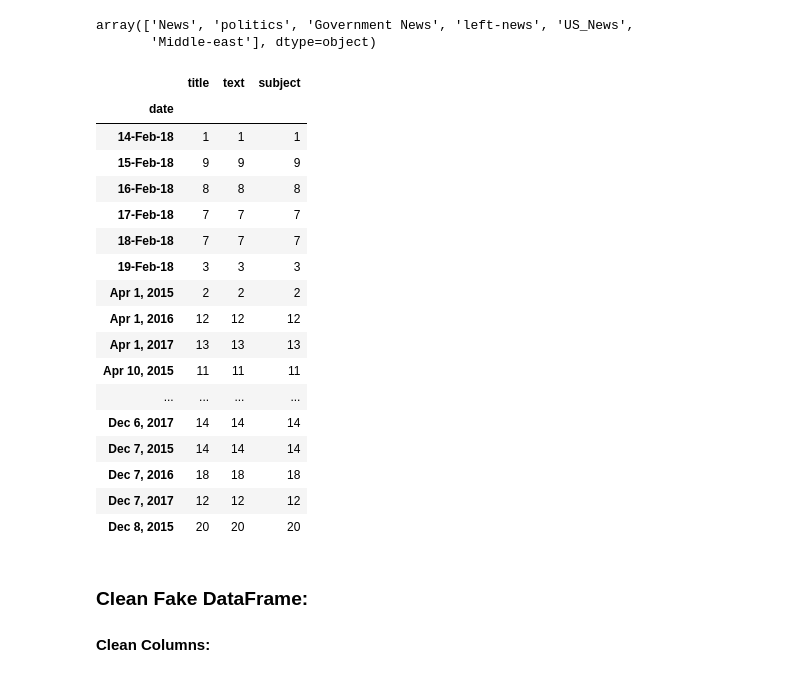
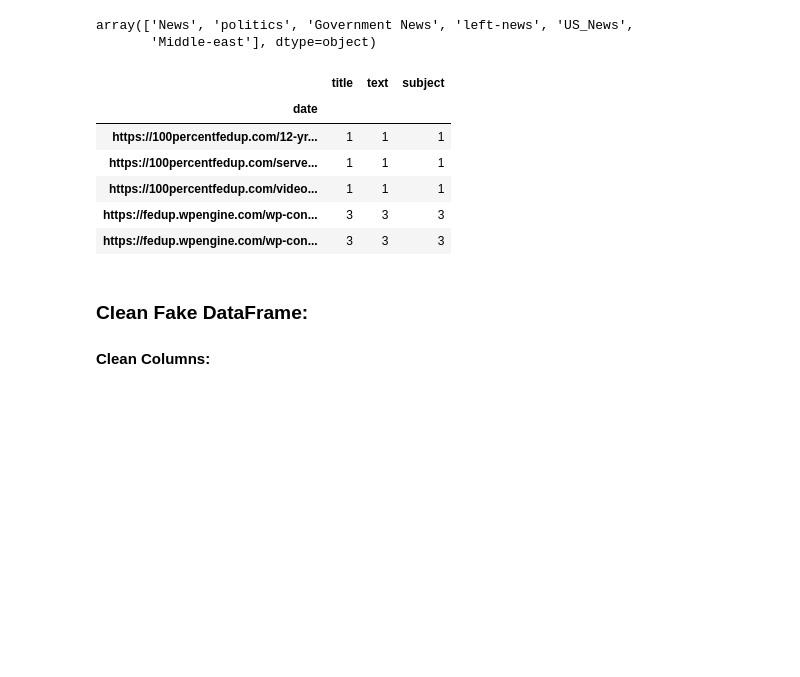
Before and after one commit to ssatti0/Fake-and-Real-News, a Jupyter notebook: Capstone 2_Milestone Report.ipynb, the cells around one changed output. Saved outputs shown, nothing was run; the diff lists cells and outputs as text; code cells hidden in the pictures; blank space fills up the shorter version.

```diff
--- a/Capstone 2_Milestone Report.ipynb
+++ b/Capstone 2_Milestone Report.ipynb
@@ -152,27 +152,16 @@ array(['News', 'politics', 'Government News', 'left-news', 'US_News',
 # %%
 #Explore how many news articles are present for each available date
 # This also highlights anomalous 'date' column values
 
-Fake.groupby(['date']).count()
+Fake.groupby(['date']).count().tail()
 # %% [output]
 |  | title | text | subject |
 | date |  |  |  |
-| 14-Feb-18 | 1 | 1 | 1 |
-| 15-Feb-18 | 9 | 9 | 9 |
-| 16-Feb-18 | 8 | 8 | 8 |
-| 17-Feb-18 | 7 | 7 | 7 |
-| 18-Feb-18 | 7 | 7 | 7 |
-| 19-Feb-18 | 3 | 3 | 3 |
-| Apr 1, 2015 | 2 | 2 | 2 |
-| Apr 1, 2016 | 12 | 12 | 12 |
-| Apr 1, 2017 | 13 | 13 | 13 |
-| Apr 10, 2015 | 11 | 11 | 11 |
-| ... | ... | ... | ... |
-| Dec 6, 2017 | 14 | 14 | 14 |
-| Dec 7, 2015 | 14 | 14 | 14 |
-| Dec 7, 2016 | 18 | 18 | 18 |
-| Dec 7, 2017 | 12 | 12 | 12 |
-| Dec 8, 2015 | 20 | 20 | 20 |
+| https://100percentfedup.com/12-yr... | 1 | 1 | 1 |
+| https://100percentfedup.com/serve... | 1 | 1 | 1 |
+| https://100percentfedup.com/video... | 1 | 1 | 1 |
+| https://fedup.wpengine.com/wp-con... | 3 | 3 | 3 |
+| https://fedup.wpengine.com/wp-con... | 3 | 3 | 3 |
 # %% [markdown]
 ### Clean Fake DataFrame:
 
```
Also changed, not shown: parts of 1 cell of this notebook.
